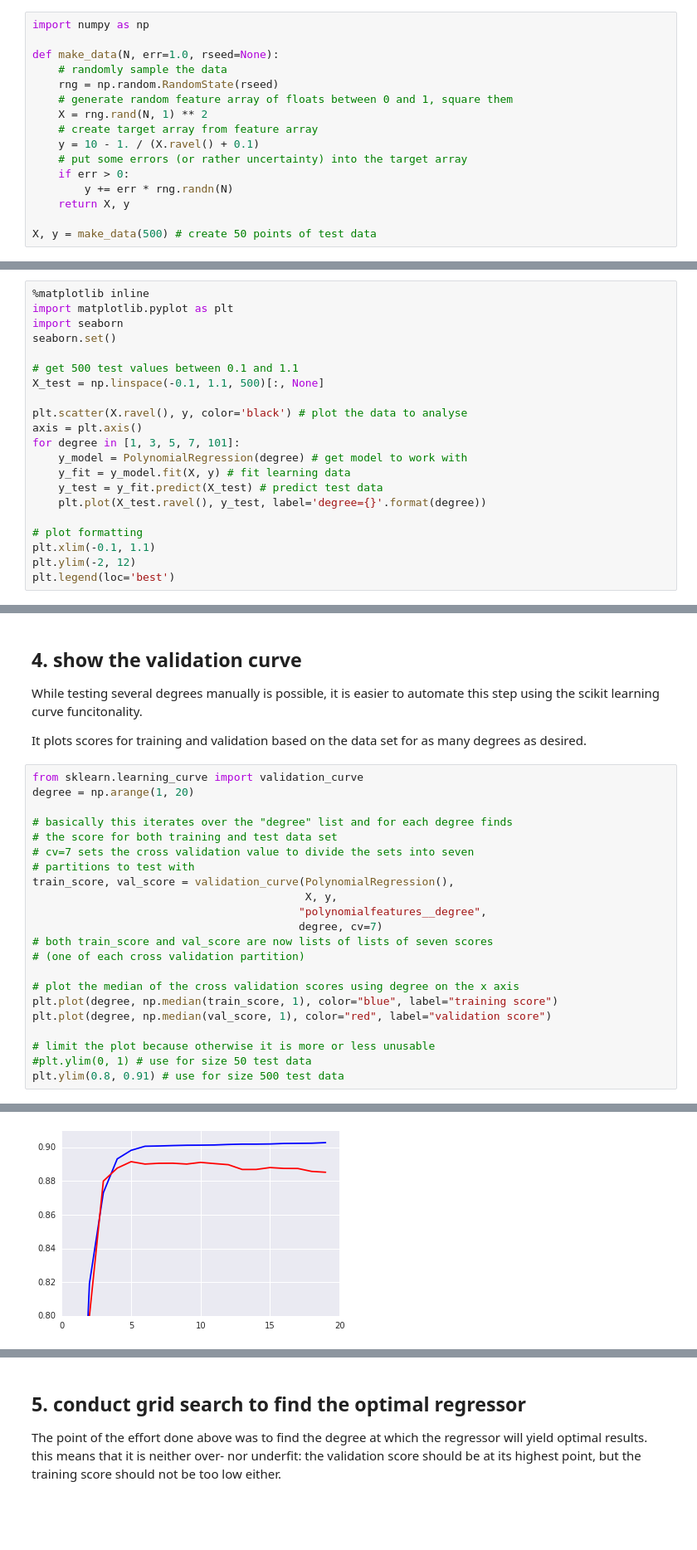
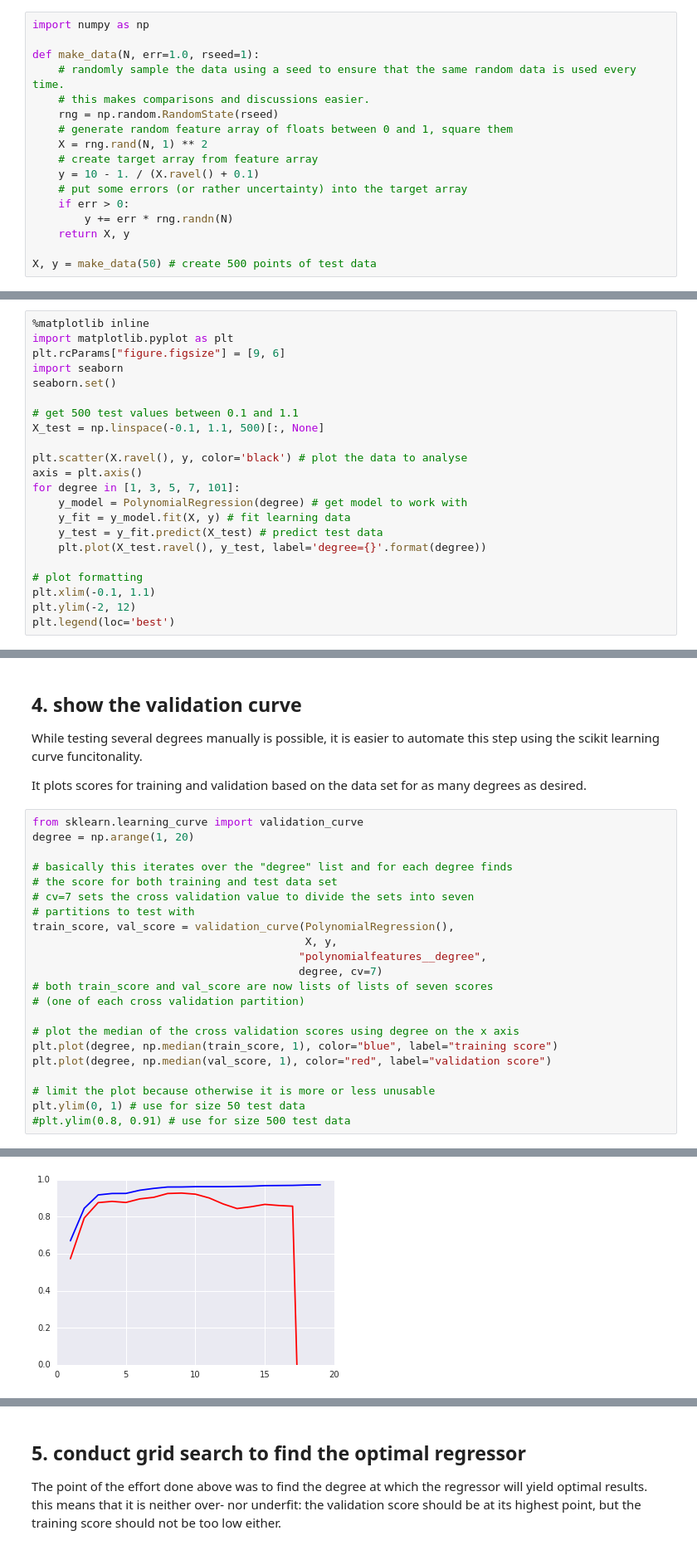
Before and after one commit to NicholasWalterFontys/DAMIJupyterNotebooks, a Jupyter notebook: week_7/DAMI-Mod6.ipynb, the cells around one changed output, grey strips where cells are left out. Shown at 83% size. Saved outputs shown, nothing was run; the diff lists cells and outputs as text; blank space fills up the shorter version.

```diff
--- a/week_7/DAMI-Mod6.ipynb
+++ b/week_7/DAMI-Mod6.ipynb
@@ -11,8 +11,9 @@ In order to learn about over- and underfitting by using numpy and scikit, some f
 # %%
 import numpy as np
 
-def make_data(N, err=1.0, rseed=None):
-    # randomly sample the data
+def make_data(N, err=1.0, rseed=1):
+    # randomly sample the data using a seed to ensure that the same random data is used every time.
+    # this makes comparisons and discussions easier.
     rng = np.random.RandomState(rseed)
     # generate random feature array of floats between 0 and 1, square them
     X = rng.rand(N, 1) ** 2
@@ -23,7 +24,7 @@ def make_data(N, err=1.0, rseed=None):
         y += err * rng.randn(N)
     return X, y
 
-X, y = make_data(500) # create 50 points of test data
+X, y = make_data(50) # create 500 points of test data
 # %% [markdown]
 ## 2. create the regression pipeline
 
@@ -49,6 +50,7 @@ The code below shows the lines drawn by a selection of regressor values.
 # %%
 %matplotlib inline
 import matplotlib.pyplot as plt
+plt.rcParams["figure.figsize"] = [9, 6]
 import seaborn
 seaborn.set()
 
@@ -102,6 +104,6 @@ plt.plot(degree, np.median(train_score, 1), color="blue", label="training score"
 plt.plot(degree, np.median(val_score, 1), color="red", label="validation score")
 
 # limit the plot because otherwise it is more or less unusable
-#plt.ylim(0, 1) # use for size 50 test data
-plt.ylim(0.8, 0.91) # use for size 500 test data
+plt.ylim(0, 1) # use for size 50 test data
+#plt.ylim(0.8, 0.91) # use for size 500 test data
 # %% [output]
@@ -109 +111 @@ plt.ylim(0.8, 0.91) # use for size 500 test data
-[figure, old version]
+[figure, new version]
```
Also changed, not shown: parts of 5 cells of this notebook, 2 other files.
